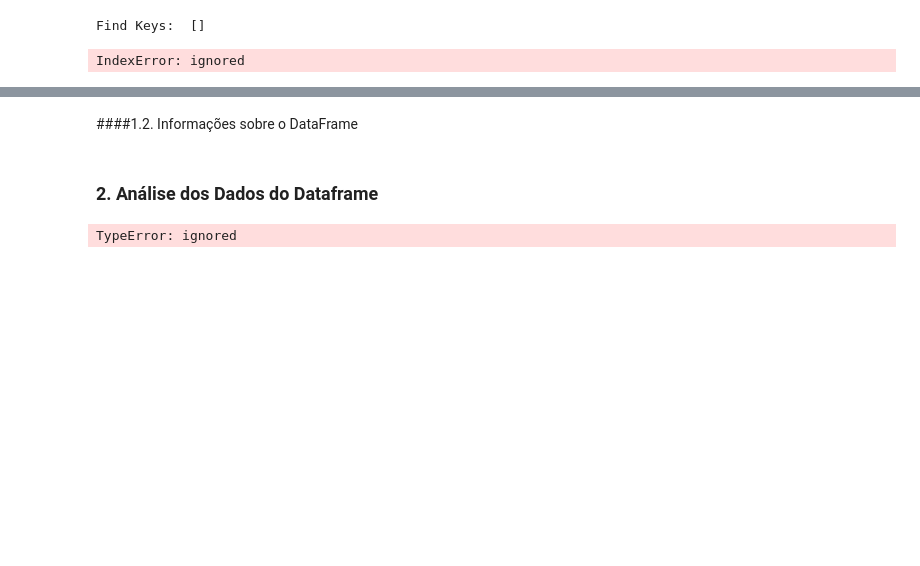
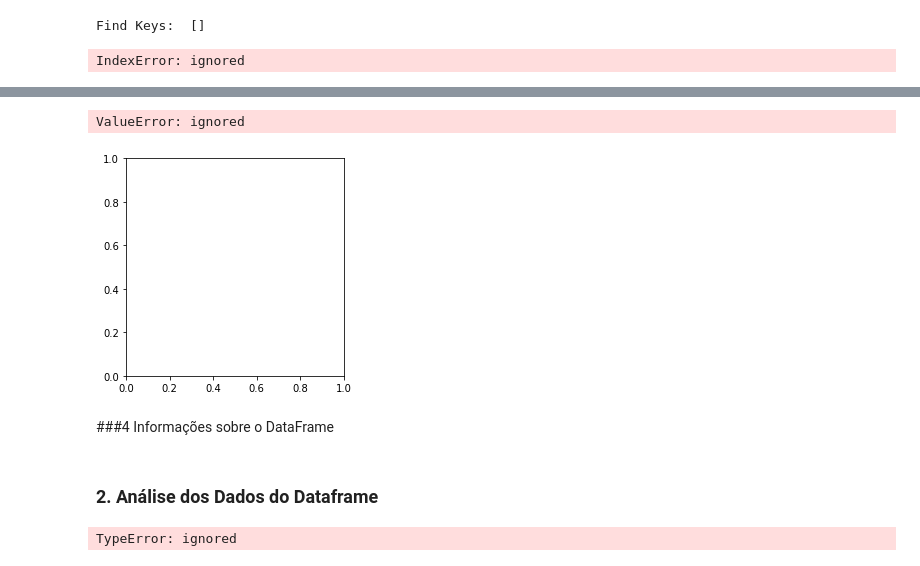
Before and after one commit to danielleitesoares/Work_Sentimental_Analyzer_Of_Restaurant_Issue, a Jupyter notebook: Analise_dos_Sentimentos_Restaurantes.ipynb, the cells around one changed output, grey strips where cells are left out. Drawn from its saved outputs; the diff is of its cells as text; code cells hidden in the pictures; blank space fills up the shorter version.

```diff
--- a/Analise_dos_Sentimentos_Restaurantes.ipynb
+++ b/Analise_dos_Sentimentos_Restaurantes.ipynb
@@ -260,5 +286,22 @@ dispositivoMovel
+# %%
+##https://matplotlib.org/3.3.3/gallery/pie_and_polar_charts/pie_features.html#sphx-glr-gallery-pie-and-polar-charts-pie-features-py
+
+# Pie chart, where the slices will be ordered and plotted counter-clockwise:
+dfdisp = df.groupby(by='mobileDevice').size()
+labels = 'Móvel, Fixo'
+sizes = [15, 30, 45, 10]
+explode = (0, 0.1)  # only "explode" the 2nd slice (i.e. 'Hogs')
+
+fig1, ax1 = plt.subplots()
+ax1.pie(dfdisp, explode=explode, labels=labels, autopct='%1.1f%%',
+        shadow=True,startangle=90)
+ax1.axis('equal')  # Equal aspect ratio ensures that pie is drawn as a circle.
+plt.show()
+# %% [output]
+ValueError: ignored
+[figure, added]
 # %% [markdown]
-####1.2. Informações sobre o DataFrame
+###4 Informações sobre o DataFrame
 # %%
 dados['title']
 # %%
```
Also changed, not shown: parts of 8 cells of this notebook.
